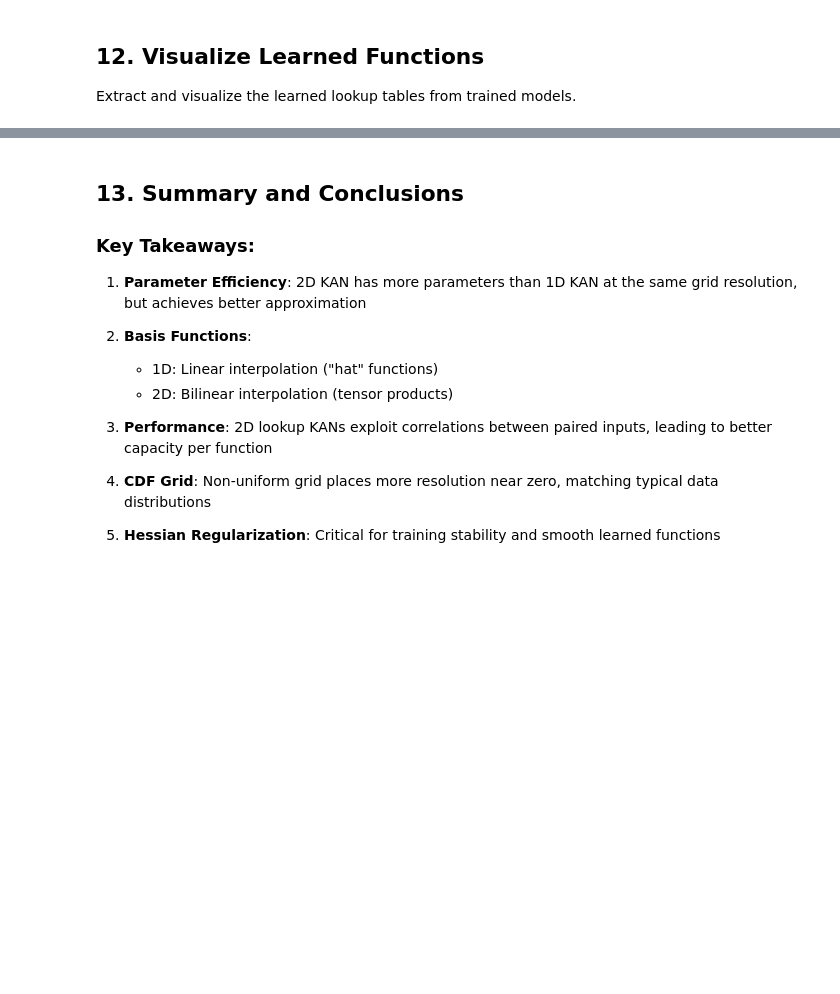
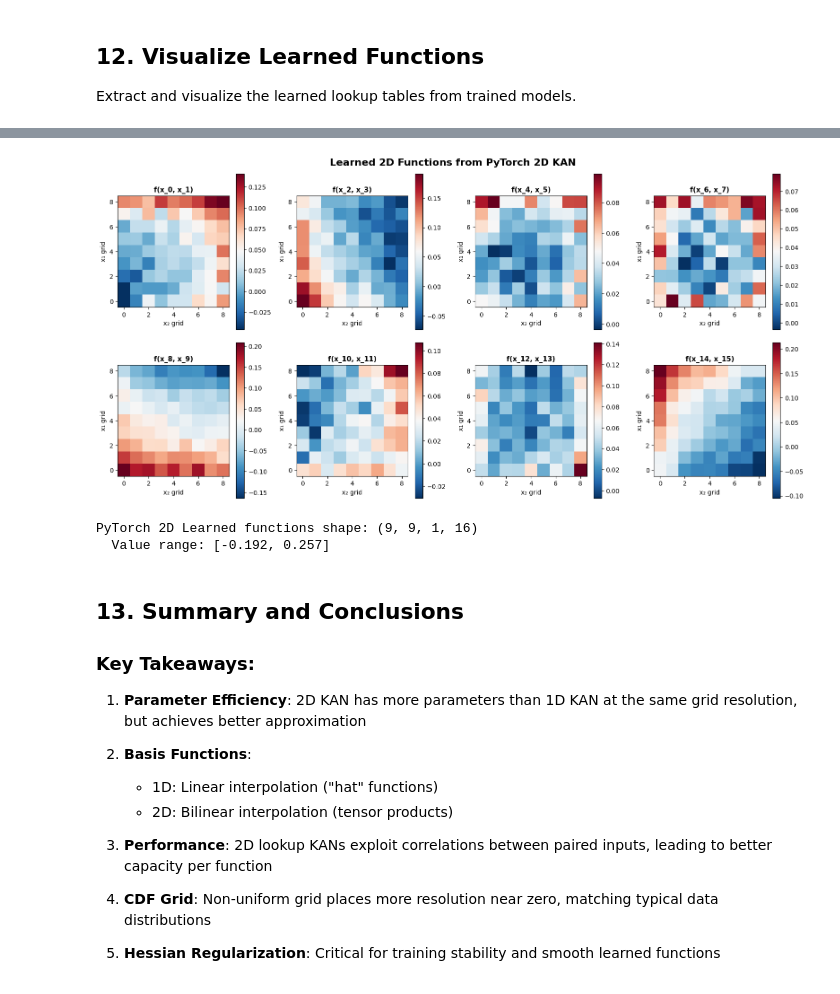
Before and after one commit to vlladyg/KAN_tryout, a Jupyter notebook: examples/example_1d_vs_2d_comparison.ipynb, the cells around one changed output, grey strips where cells are left out. Cells and saved outputs as stored; diff of their text form; code cells hidden in the pictures; blank space fills up the shorter version.

```diff
--- a/examples/example_1d_vs_2d_comparison.ipynb
+++ b/examples/example_1d_vs_2d_comparison.ipynb
@@ -665,3 +1057,32 @@ else:
+# %%
+# Extract learned 2D functions from PyTorch 2D KAN
+learned_2d_pytorch = model_2d_pytorch.kan.func_parameter.detach().cpu().numpy()
+
+# Plot a selection of learned 2D functions
+fig, axes = plt.subplots(2, 4, figsize=(16, 8))
+axes = axes.flatten()
+
+# Show first 8 input pairs
+for pair_idx in range(min(8, 16)):
+    ax = axes[pair_idx]
+    func_2d = learned_2d_pytorch[:, :, 0, pair_idx]  # output_dim=0
+
+    im = ax.imshow(func_2d, cmap='RdBu_r', origin='lower')
+    ax.set_xlabel('x₂ grid', fontsize=10)
+    ax.set_ylabel('x₁ grid', fontsize=10)
+    ax.set_title(f'f(x_{2*pair_idx}, x_{2*pair_idx+1})', fontsize=11, fontweight='bold')
+    plt.colorbar(im, ax=ax)
+
+plt.suptitle('Learned 2D Functions from PyTorch 2D KAN', fontsize=16, fontweight='bold')
+plt.tight_layout()
+plt.show()
+
+print(f"PyTorch 2D Learned functions shape: {learned_2d_pytorch.shape}")
+print(f"  Value range: [{learned_2d_pytorch.min():.3f}, {learned_2d_pytorch.max():.3f}]")
+# %% [output]
+[figure, added]
+PyTorch 2D Learned functions shape: (9, 9, 1, 16)
+  Value range: [-0.192, 0.257]
 # %% [markdown]
 ## 13. Summary and Conclusions
 
```
Also changed, not shown: parts of 21 cells of this notebook, 1 other file.
